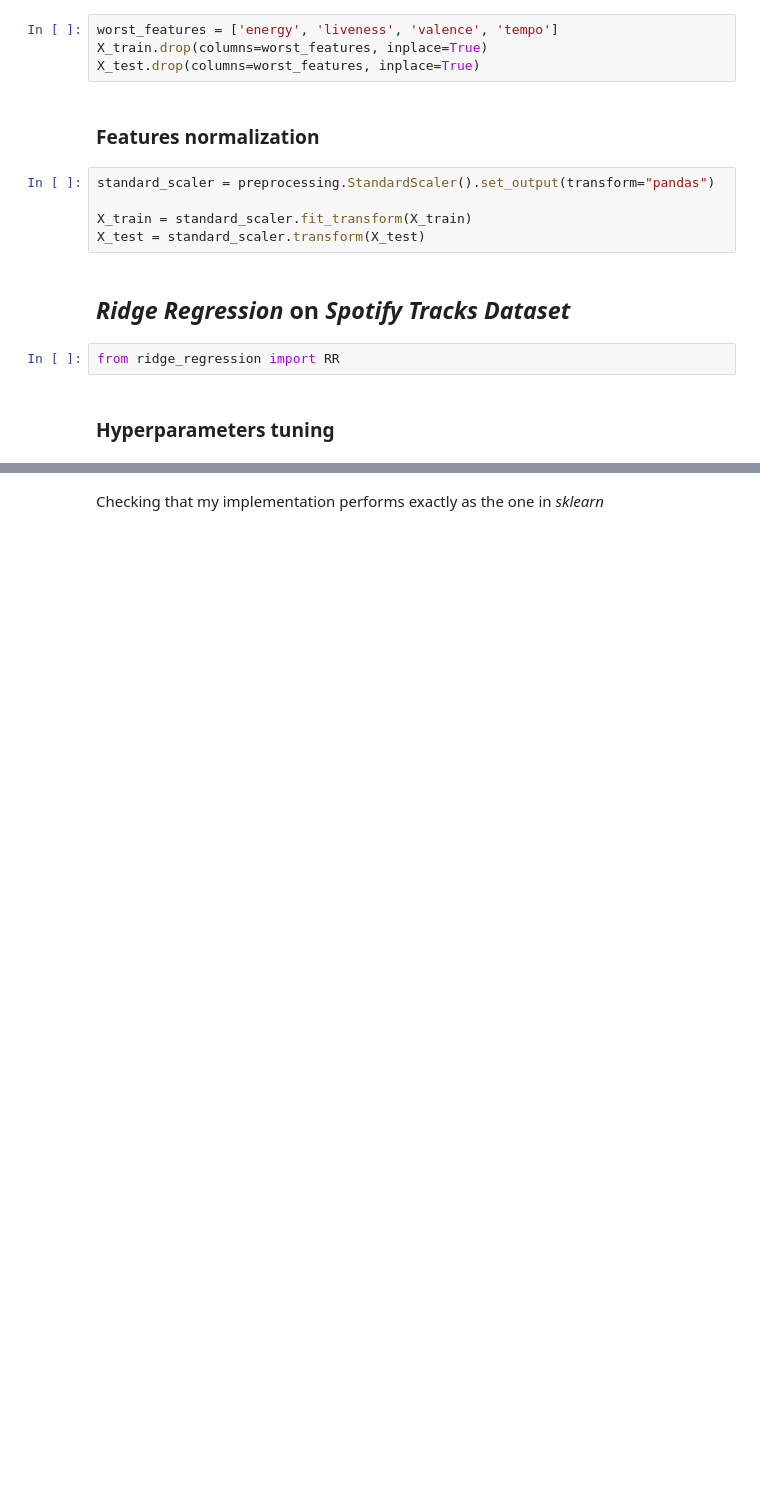
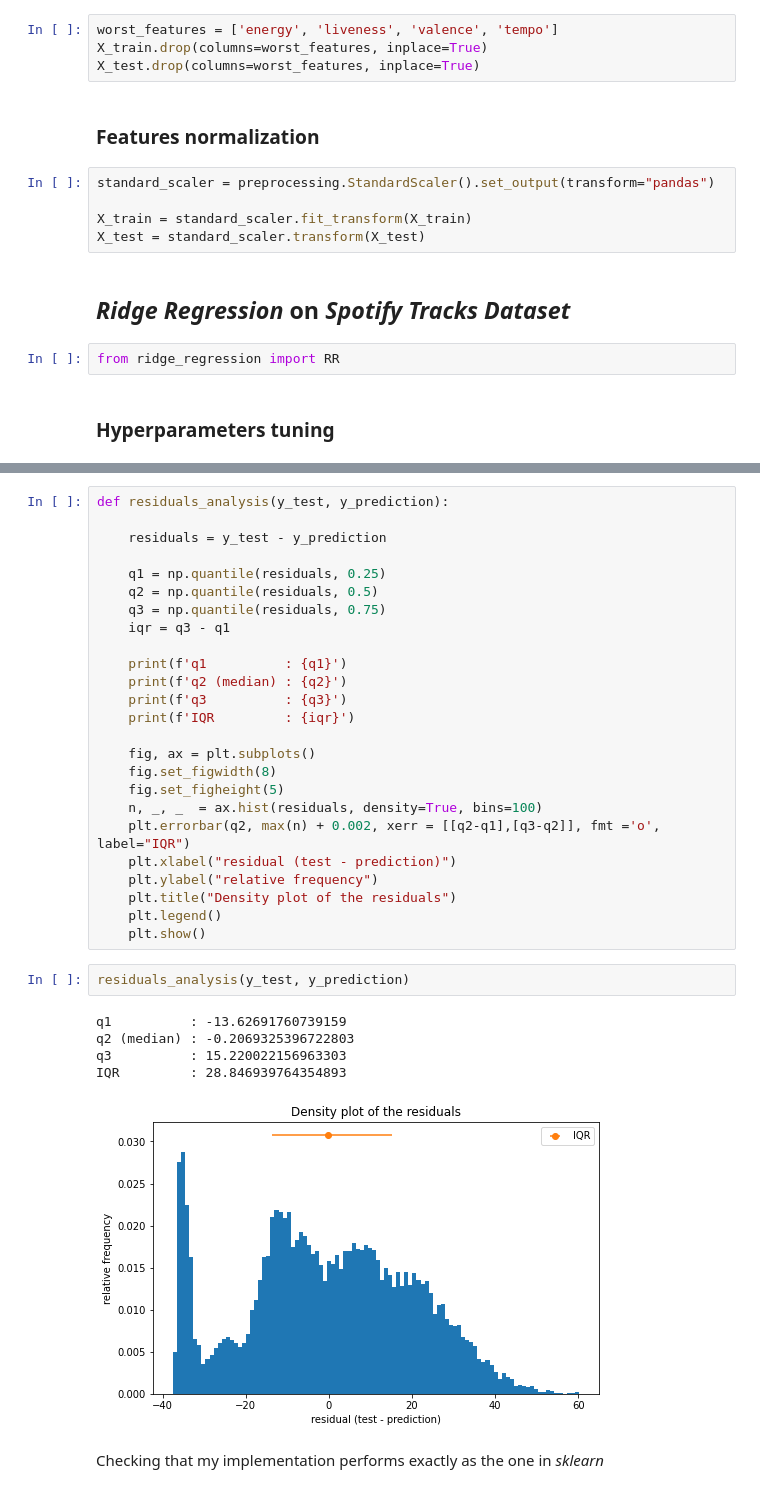
Before and after one commit to nemolino/TrackPopularityPredictor, a Jupyter notebook: prediction_numerical.ipynb, the cells around one changed output, grey strips where cells are left out. Cells and saved outputs as stored; diff of their text form; blank space fills up the shorter version.

```diff
--- a/prediction_numerical.ipynb
+++ b/prediction_numerical.ipynb
@@ -192,3 +199,36 @@ plt.show()
+# %%
+def residuals_analysis(y_test, y_prediction):
+
+    residuals = y_test - y_prediction
+
+    q1 = np.quantile(residuals, 0.25)
+    q2 = np.quantile(residuals, 0.5)
+    q3 = np.quantile(residuals, 0.75)
+    iqr = q3 - q1
+
+    print(f'q1          : {q1}')
+    print(f'q2 (median) : {q2}')
+    print(f'q3          : {q3}')
+    print(f'IQR         : {iqr}')
+
+    fig, ax = plt.subplots()
+    fig.set_figwidth(8)
+    fig.set_figheight(5)
+    n, _, _  = ax.hist(residuals, density=True, bins=100)
+    plt.errorbar(q2, max(n) + 0.002, xerr = [[q2-q1],[q3-q2]], fmt ='o', label="IQR")
+    plt.xlabel("residual (test - prediction)")
+    plt.ylabel("relative frequency")
+    plt.title("Density plot of the residuals")
+    plt.legend()
+    plt.show()
+# %%
+residuals_analysis(y_test, y_prediction)
+# %% [output]
+q1          : -13.62691760739159
+q2 (median) : -0.2069325396722803
+q3          : 15.220022156963303
+IQR         : 28.846939764354893
+[figure, added]
 # %% [markdown]
 Checking that my implementation performs exactly as the one in *sklearn*
 # %%
```
Also changed, not shown: parts of 19 cells of this notebook, 5 other files.
